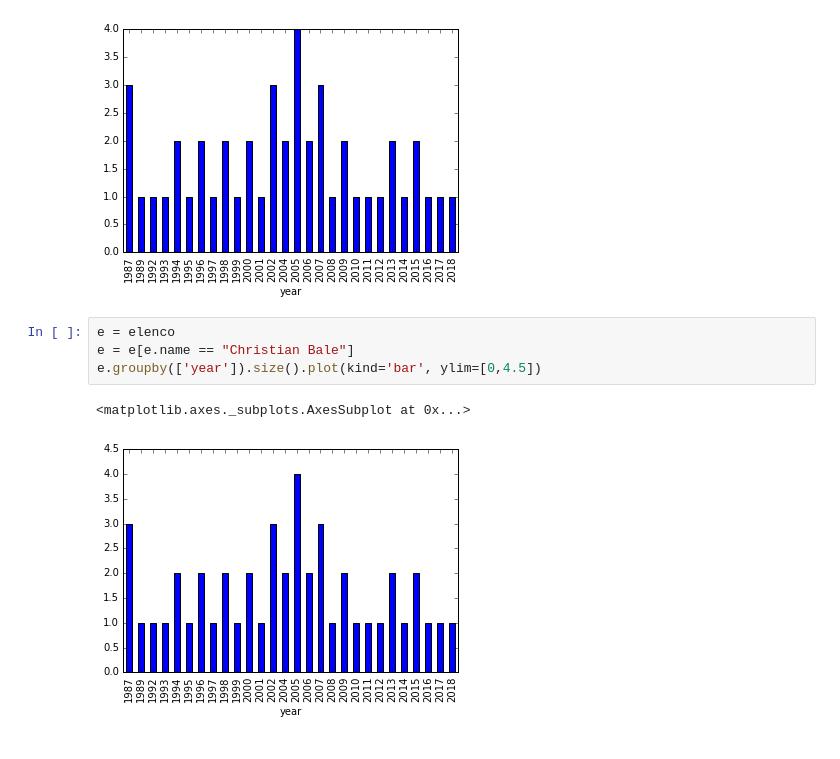
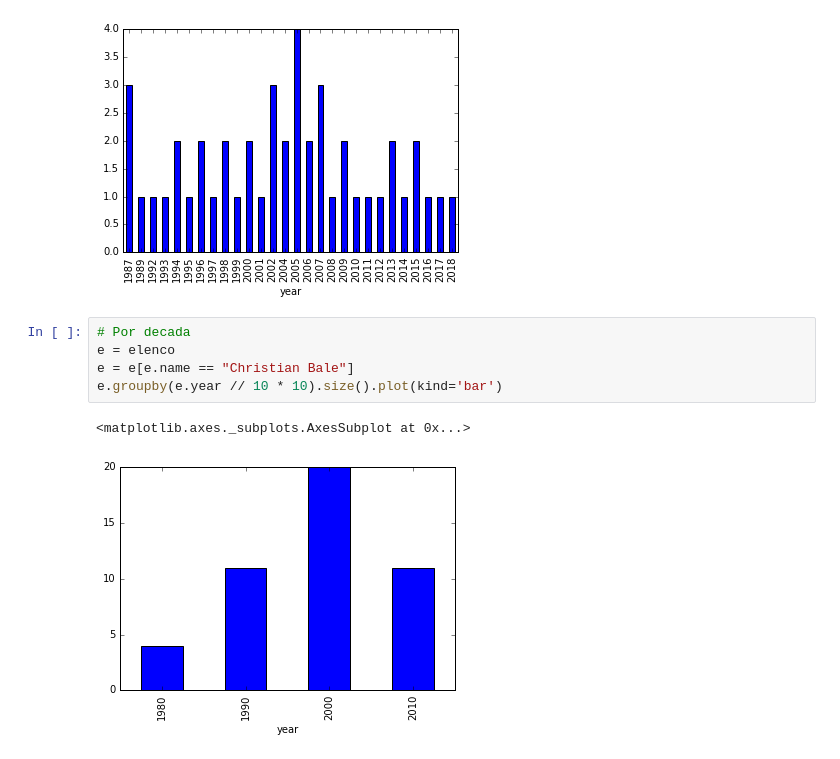
Before and after one commit to hmedrano/curso-python-cientifico, a Jupyter notebook: nb06-pandas-demo-ejercicios.ipynb, the cells around one changed output. Drawn from its saved outputs; the diff is of its cells as text.

```diff
--- a/nb06-pandas-demo-ejercicios.ipynb
+++ b/nb06-pandas-demo-ejercicios.ipynb
@@ -180,9 +180,10 @@ e.groupby(['year']).size().plot(kind='bar')
 <matplotlib.axes._subplots.AxesSubplot at 0x...>
 [figure]
 # %%
+# Por decada
 e = elenco
 e = e[e.name == "Christian Bale"]
-e.groupby(['year']).size().plot(kind='bar', ylim=[0,4.5])
+e.groupby(e.year // 10 * 10).size().plot(kind='bar')
 # %% [output]
 <matplotlib.axes._subplots.AxesSubplot at 0x...>
-[figure, old version]
+[figure, new version]
```
Also changed, not shown: parts of 12 cells of this notebook, 2 other files.
